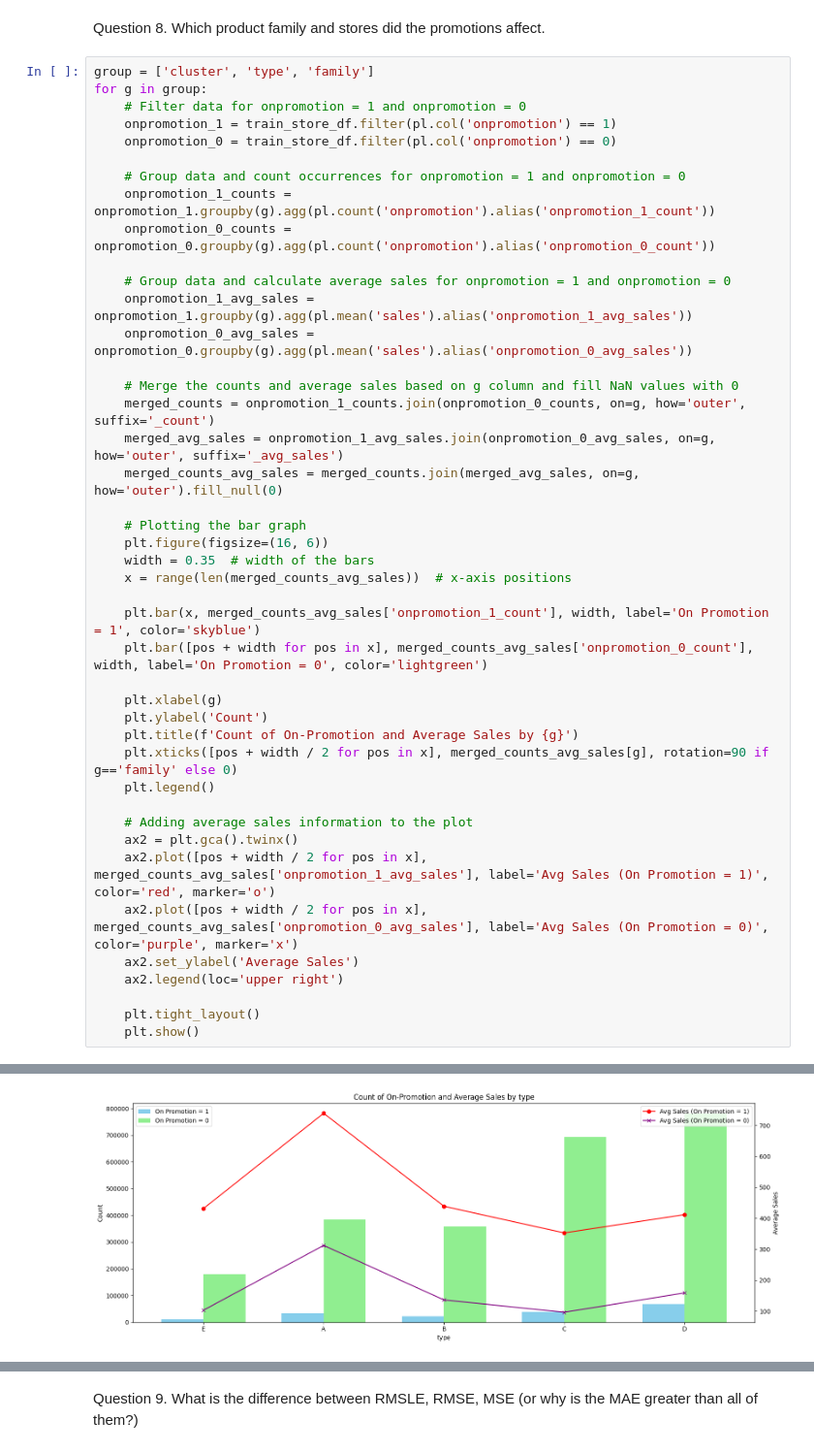
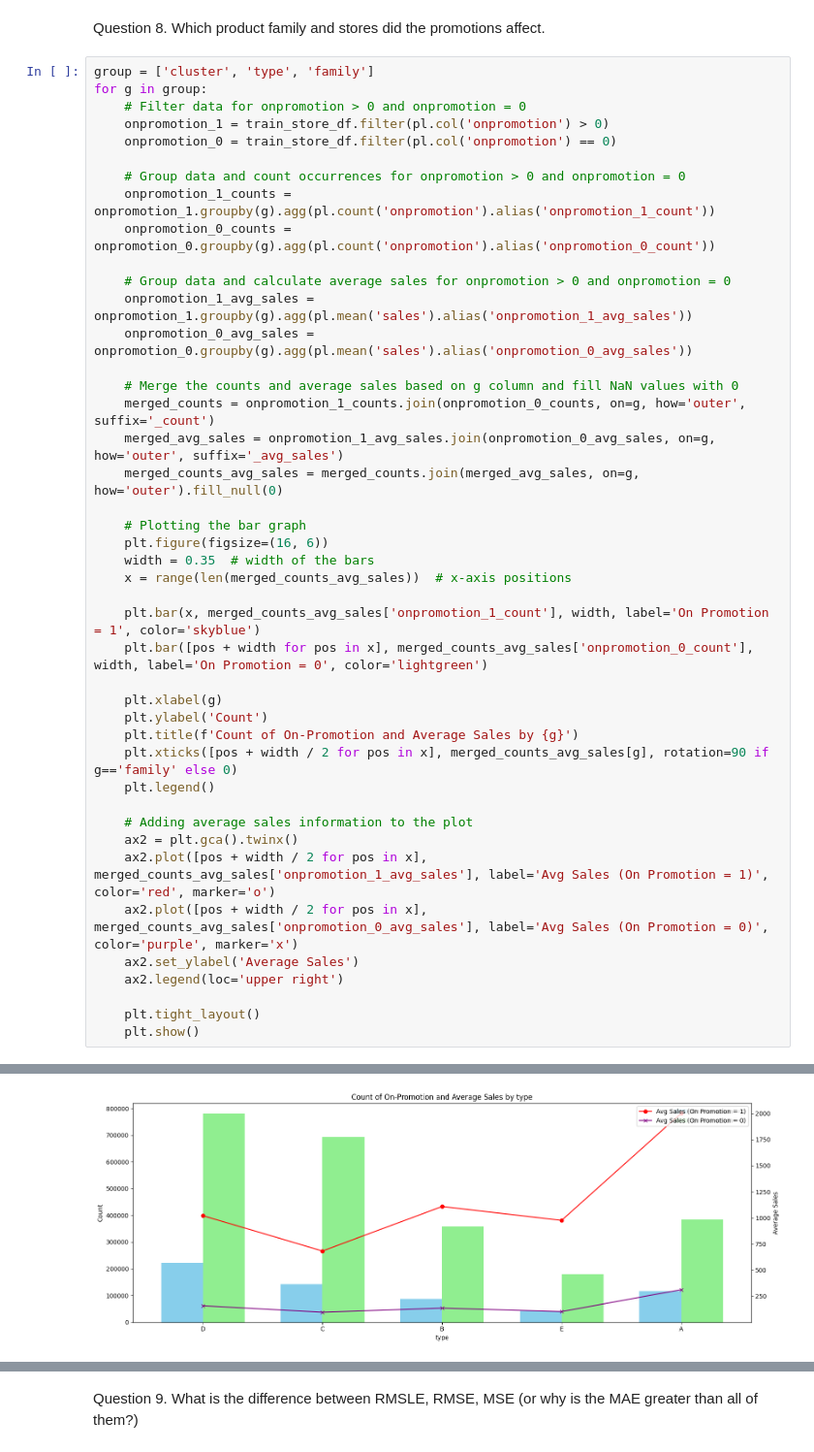
Before and after one commit to MumoMutiso/regression_collaboration, a Jupyter notebook: Time Series Regression Analysis(6_may_2024).ipynb, the cells around one changed output, grey strips where cells are left out. Shown at 97% size. Cells and saved outputs as stored; diff of their text form.

```diff
--- a/Time Series Regression Analysis(6_may_2024).ipynb
+++ b/Time Series Regression Analysis(6_may_2024).ipynb
@@ -1242,15 +1251,15 @@ Question 8. Which product family and stores did the promotions affect.
 # %%
 group = ['cluster', 'type', 'family']
 for g in group:
-    # Filter data for onpromotion = 1 and onpromotion = 0
-    onpromotion_1 = train_store_df.filter(pl.col('onpromotion') == 1)
+    # Filter data for onpromotion > 0 and onpromotion = 0
+    onpromotion_1 = train_store_df.filter(pl.col('onpromotion') > 0)
     onpromotion_0 = train_store_df.filter(pl.col('onpromotion') == 0)
 
-    # Group data and count occurrences for onpromotion = 1 and onpromotion = 0
+    # Group data and count occurrences for onpromotion > 0 and onpromotion = 0
     onpromotion_1_counts = onpromotion_1.groupby(g).agg(pl.count('onpromotion').alias('onpromotion_1_count'))
     onpromotion_0_counts = onpromotion_0.groupby(g).agg(pl.count('onpromotion').alias('onpromotion_0_count'))
 
-    # Group data and calculate average sales for onpromotion = 1 and onpromotion = 0
+    # Group data and calculate average sales for onpromotion > 0 and onpromotion = 0
     onpromotion_1_avg_sales = onpromotion_1.groupby(g).agg(pl.mean('sales').alias('onpromotion_1_avg_sales'))
     onpromotion_0_avg_sales = onpromotion_0.groupby(g).agg(pl.mean('sales').alias('onpromotion_0_avg_sales'))
 
@@ -1287 +1296 @@ for g in group:
-[figure, old version]
+[figure, new version]
```
Also changed, not shown: parts of 30 cells of this notebook.
